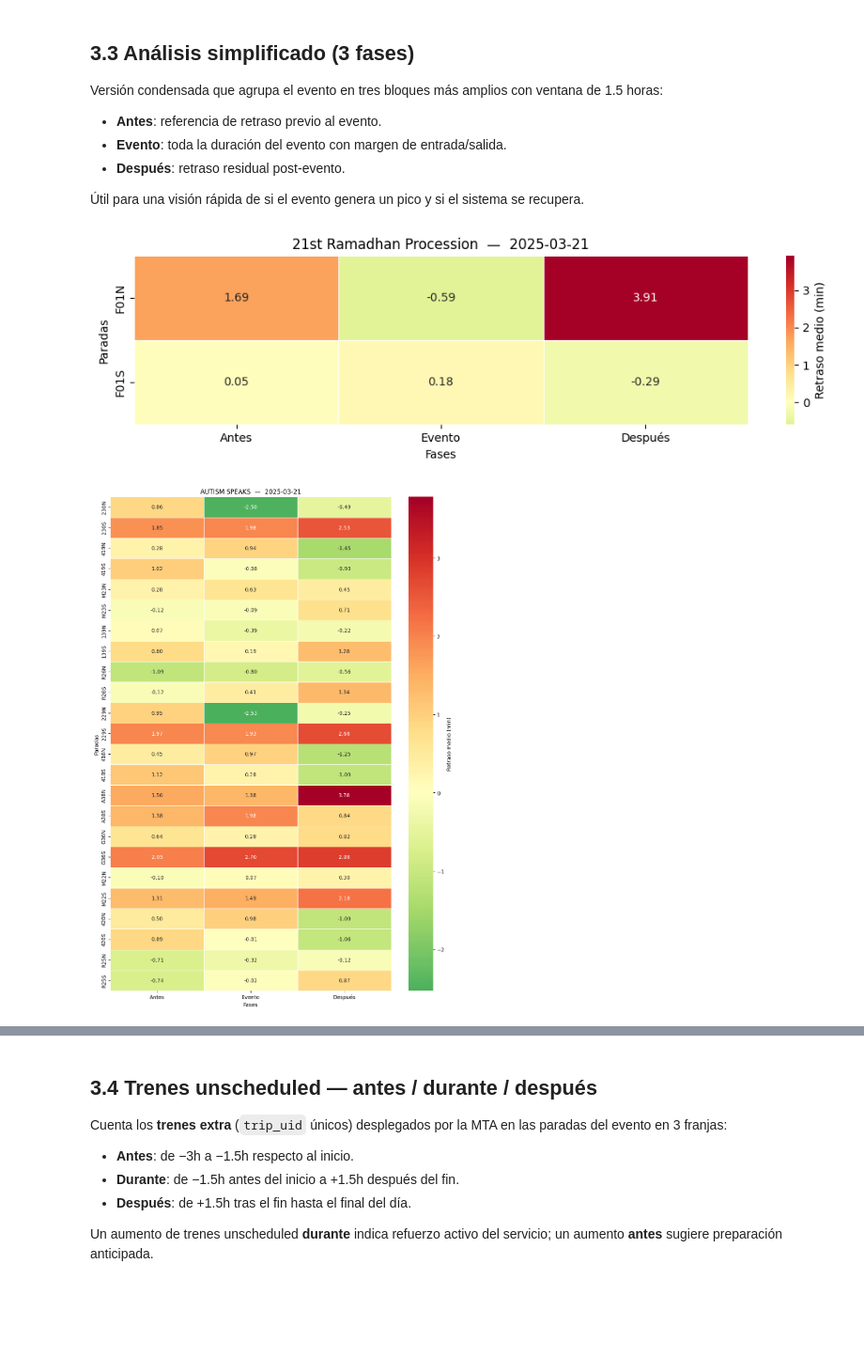
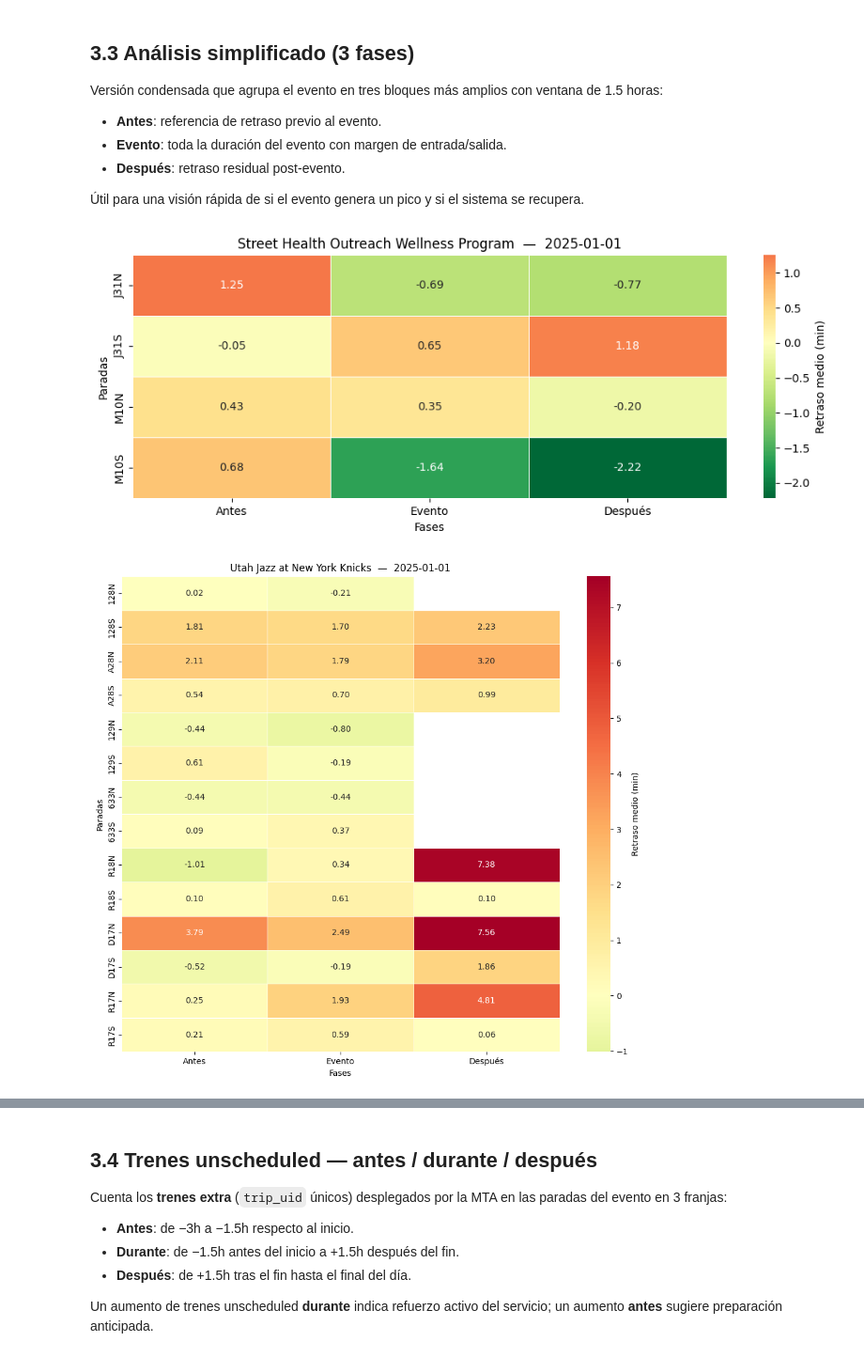
Before and after one commit to UCM-GIDIA-PD1/c2526-R5, a Jupyter notebook: notebooks/analisis_eventos.ipynb, the cells around one changed output, grey strips where cells are left out. Shown at 94% size. Saved outputs shown, nothing was run; the diff lists cells and outputs as text; code cells hidden in the pictures; blank space fills up the shorter version.

Commit message:
Añadido gráficas eventos y actualización con hora cíclica

```diff
--- a/notebooks/analisis_eventos.ipynb
+++ b/notebooks/analisis_eventos.ipynb
@@ -27,8 +27,8 @@ if secret_key is None:
     raise AssertionError("MINIO_SECRET_KEY no definida.")
 
 # ── Rango de fechas ───────────────────────────────────────────────────────────
-fecha_inicio = "2025-01-26"
-fecha_fin    = "2025-01-25"
+fecha_inicio = "2025-01-01"
+fecha_fin    = "2025-01-01"
 fechas = pd.date_range(fecha_inicio, fecha_fin).strftime("%Y-%m-%d").tolist()
 
 dfs_s, dfs_e = [], []
@@ -360,57 +400,47 @@ Versión condensada que agrupa el evento en tres bloques más amplios con ventan
 # %%
 import pandas as pd
 import matplotlib.pyplot as plt
 import seaborn as sns
 
 resumen_final_3 = []
 
 ventana_antes  = pd.Timedelta(hours=2)
 ventana_evento = pd.Timedelta(hours=1.5)
 
 for _, fila in df_e.iterrows():
-    evento_nombre = fila["nombre_evento"]
-    stop          = fila["stop_id"]
-    fecha         = fila["fecha_inicio"]
-    hora_inicio   = pd.to_timedelta(fila["hora_inicio"])
-    hora_salida   = pd.to_timedelta(fila["hora_salida_estimada"])
+    evento_nombre = fila['nombre_evento']
+    stop          = fila['stop_id']
+    fecha         = fila['fecha_inicio']
+    hora_inicio   = pd.to_timedelta(fila['hora_inicio'])
+    hora_salida   = pd.to_timedelta(fila['hora_salida_estimada'])
 
-    df_dia    = df_s[df_s["service_date"] == fecha]
-    df_parada = df_dia[df_dia["stop_id"] == stop]
+    df_dia     = df_s[(df_s['service_date'] == fecha) & (df_s['stop_id'] == stop)]
+    df_dia_sig = get_df_dia_sig(df_s, fecha, stops=[stop])
 
-    antes = df_parada[
-        (df_parada["td_real"] >= hora_inicio - ventana_antes*4) &
-        (df_parada["td_real"] <  hora_inicio - ventana_evento)
-    ]
-    evento_ext = df_parada[
-        (df_parada["td_real"] >= hora_inicio - ventana_evento) &
-        (df_parada["td_real"] <= hora_salida + ventana_evento)
-    ]
-    despues = df_parada[df_parada["td_real"] > hora_salida + ventana_evento]
+    def _fase3(t0, t1):
+        return filtrar_circular(df_dia, df_dia_sig, t0, t1)['delay_minutes'].mean()
 
     resumen_final_3.append({
-        "Fecha":         fecha,
-        "Evento_nombre": evento_nombre,
-        "Parada":        stop,
-        "Antes":         round(antes["delay_minutes"].mean(),      2),
-        "Evento":        round(evento_ext["delay_minutes"].mean(), 2),
-        "Después":       round(despues["delay_minutes"].mean(),    2),
+        'Fecha':         fecha,
+        'Evento_nombre': evento_nombre,
+        'Parada':        stop,
+        'Antes':   round(_fase3(hora_inicio - ventana_antes*4, hora_inicio - ventana_evento), 2),
+        'Evento':  round(_fase3(hora_inicio - ventana_evento,  hora_salida + ventana_evento), 2),
+        'Después': round(_fase3(hora_salida + ventana_evento,  hora_salida + ventana_evento*4), 2),
     })
 
 df_resumen_3fases_nuevo = pd.DataFrame(resumen_final_3)
-fases_plot = ["Antes", "Evento", "Después"]
+fases_plot = ['Antes', 'Evento', 'Después']
 
-for (fecha, evento_nombre), grupo in df_resumen_3fases_nuevo.groupby(["Fecha", "Evento_nombre"]):
-    df_plot = grupo.set_index("Parada")[fases_plot]
-
+for (fecha, evento_nombre), grupo in df_resumen_3fases_nuevo.groupby(['Fecha', 'Evento_nombre']):
+    df_plot = grupo.set_index('Parada')[fases_plot]
     plt.figure(figsize=(10, len(df_plot)*0.5 + 2))
-    sns.heatmap(
-        df_plot, annot=True, fmt=".2f", cmap="RdYlGn_r",
-        center=0, linewidths=0.5, cbar_kws={"label": "Retraso medio (min)"}
-    )
+    sns.heatmap(df_plot, annot=True, fmt='.2f', cmap='RdYlGn_r',
+                center=0, linewidths=0.5, cbar_kws={'label': 'Retraso medio (min)'})
     plt.title(f'{evento_nombre}  —  {fecha}')
-    plt.xlabel("Fases"); plt.ylabel("Paradas")
+    plt.xlabel('Fases'); plt.ylabel('Paradas')
     plt.tight_layout()
     plt.show()
 # %% [output]
-[figure, old version]
+[figure, new version]
-[figure, old version]
+[figure, new version]
```
Also changed, not shown: parts of 20 cells of this notebook.
